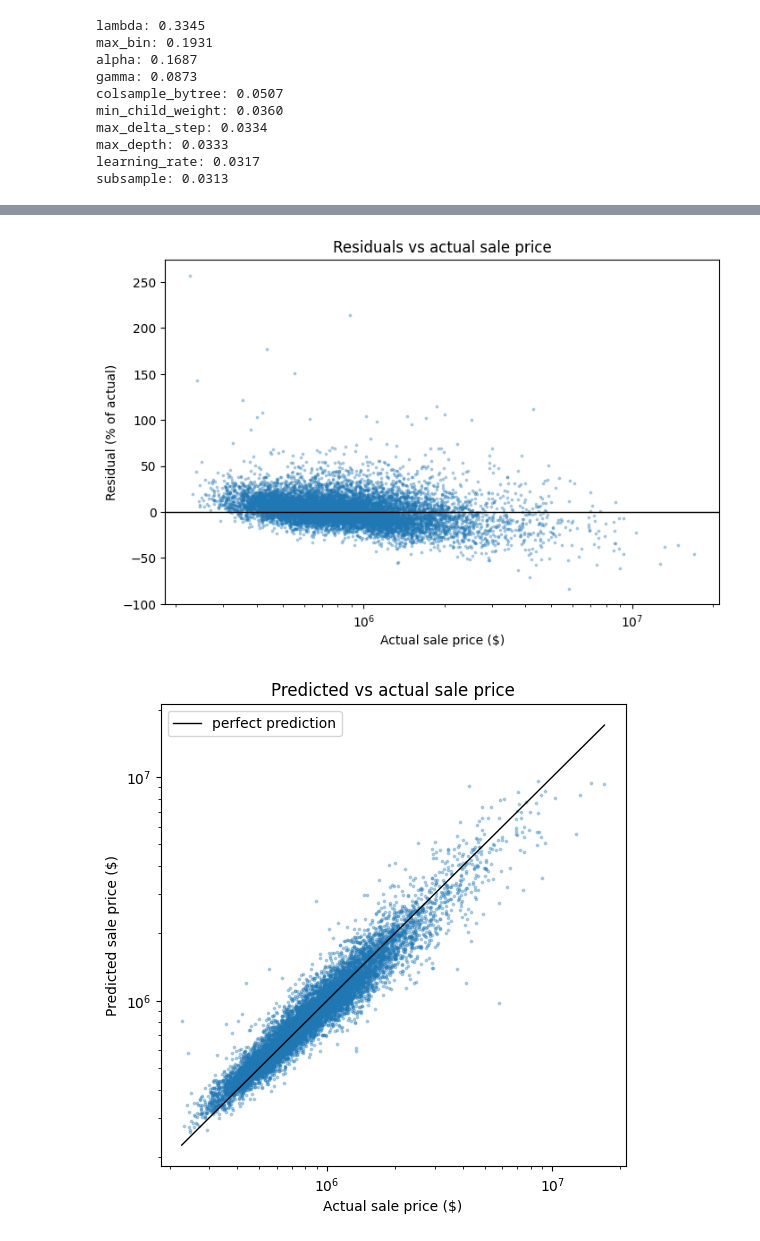
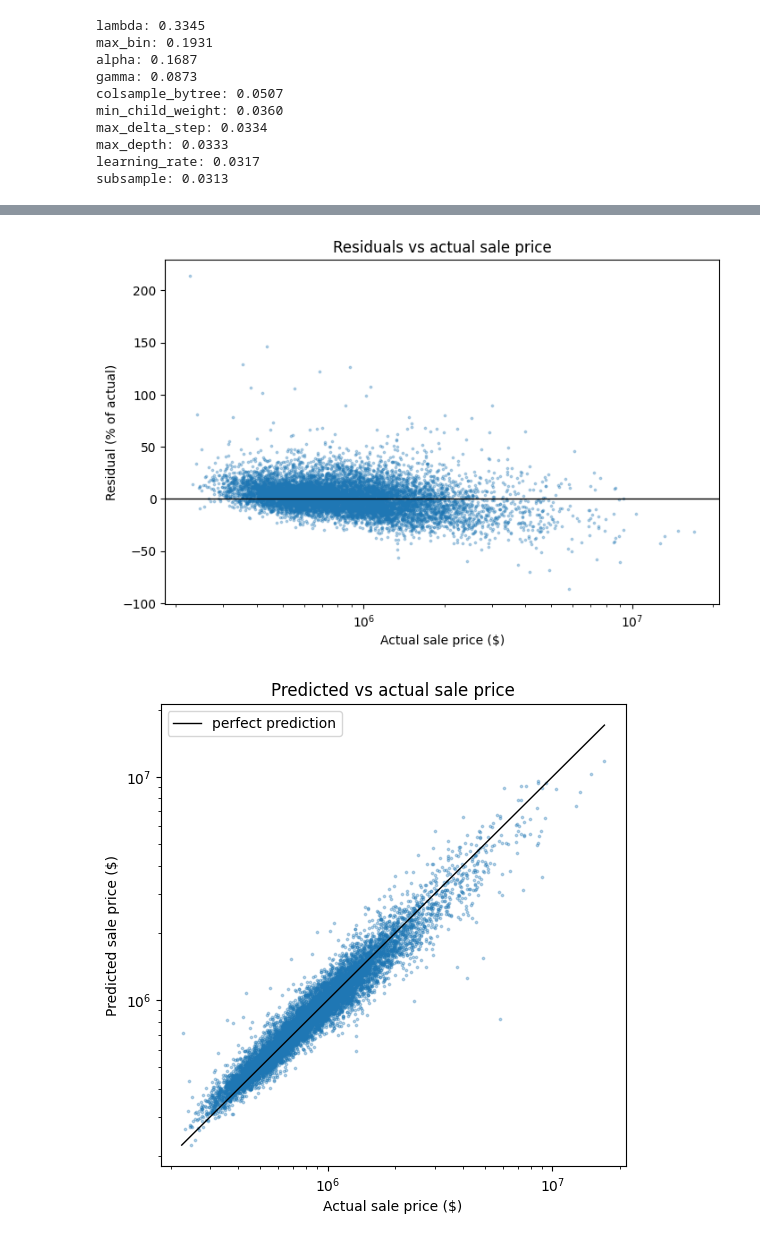
Before and after one commit to Richardhhhg/SSU-Data-Dash, a Jupyter notebook: notebooks/xxbonkxx/models/baseline_training.ipynb, the cells around one changed output, grey strips where cells are left out. Saved outputs shown, nothing was run; the diff lists cells and outputs as text; code cells hidden in the pictures.

```diff
--- a/notebooks/xxbonkxx/models/baseline_training.ipynb
+++ b/notebooks/xxbonkxx/models/baseline_training.ipynb
@@ -195,20 +194,23 @@ max_depth: 0.0333
 learning_rate: 0.0317
 subsample: 0.0313
 # %%
-# The validation set is only scored, never used for fitting or early stopping:
-# the number of rounds comes from cross validation on the training sales.
-# Lags on the validation rows use training sales only.
-X_train = make_features(train)
-X_val = align_categories(X_train, make_features(val, history=train))
+# Validated like `python run.py validate`: each month from VALIDATION_MONTHS is predicted
+# by a model trained on every earlier sale, with the answer columns hidden.
+# The number of rounds comes from cross validation, never from the validation months.
+# model and X_train are from the last month; X_val, actual and predicted cover every month.
+from training_utils import walk_forward_validate
 
-model = XGBRegressor(**study.best_params,
-                     enable_categorical=True,
-                     device=DEVICE,
-                     n_estimators=study.best_trial.user_attrs["n_rounds"],
-                     random_state=SEED)
-model.fit(X_train, y_train, verbose=False)
 
-predicted = np.exp(model.predict(X_val))
-error = 100 * np.abs(predicted / val["sold_price"] - 1)
-print(f"{TRACK}  MdAPE {error.median():.2f}%  MAPE {error.mean():.2f}%")
+def fit_model(X_train, y_train):
+    model = XGBRegressor(**study.best_params,
+                         enable_categorical=True,
+                         device=DEVICE,
+                         n_estimators=study.best_trial.user_attrs["n_rounds"],
+                         random_state=SEED)
+    return model.fit(X_train, y_train, verbose=False)
+
+
+validation = walk_forward_validate(listings, make_features, fit_model, TRACK)
+model, X_train, X_val = validation.model, validation.X_train, validation.X_val
+actual, predicted = validation.actual, validation.predicted
 # %% [output]
@@ -237,13 +234,11 @@ dtype: float32
 # %%
 import diagnostics
 
-actual = val["sold_price"]
-
 diagnostics.plot_residuals_vs_actual(actual, predicted)
 diagnostics.plot_predicted_vs_actual(actual, predicted)
 # %% [output]
-[figure, old version]
+[figure, new version]
-[figure, old version]
+[figure, new version]
 # %%
 import matplotlib.pyplot as plt
 import seaborn as sns
```
Also changed, not shown: parts of 8 cells of this notebook, 5 other files.
